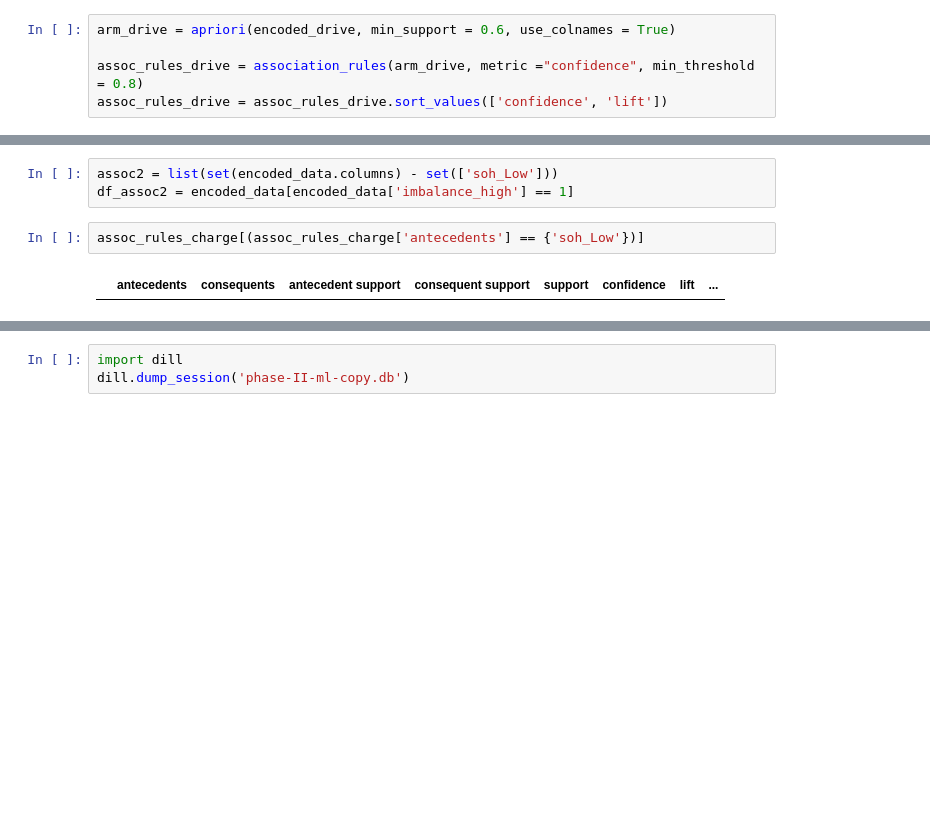
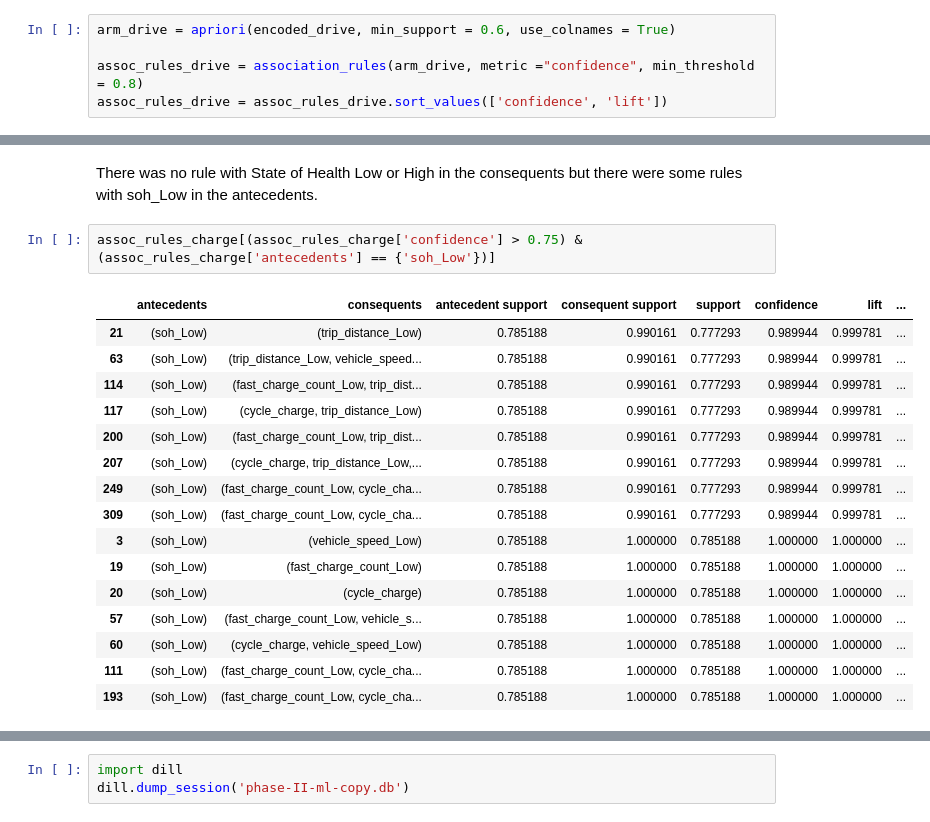
Before and after one commit to musman2012/ml-data_science, a Jupyter notebook: SOH_Prediction/Phase_II_ML_Final.ipynb, the cells around one changed output, grey strips where cells are left out. Saved outputs shown, nothing was run; the diff lists cells and outputs as text; blank space fills up the shorter version.

```diff
--- a/SOH_Prediction/Phase_II_ML_Final.ipynb
+++ b/SOH_Prediction/Phase_II_ML_Final.ipynb
@@ -261,8 +243,22 @@ assoc_rules[ (assoc_rules['antecedent_len'] >= 3) &
-# %%
-assoc2 = list(set(encoded_data.columns) - set(['soh_Low']))
-df_assoc2 = encoded_data[encoded_data['imbalance_high'] == 1]
+# %% [markdown]
+There was no rule with State of Health Low or High in the consequents but there were some rules with soh_Low in the antecedents.
 # %%
-assoc_rules_charge[(assoc_rules_charge['antecedents'] == {'soh_Low'})]
+assoc_rules_charge[(assoc_rules_charge['confidence'] > 0.75) & (assoc_rules_charge['antecedents'] == {'soh_Low'})]
 # %% [output]
 |  | antecedents | consequents | antecedent support | consequent support | support | confidence | lift | ... |
+| 21 | (soh_Low) | (trip_distance_Low) | 0.785188 | 0.990161 | 0.777293 | 0.989944 | 0.999781 | ... |
+| 63 | (soh_Low) | (trip_distance_Low, vehicle_speed... | 0.785188 | 0.990161 | 0.777293 | 0.989944 | 0.999781 | ... |
+| 114 | (soh_Low) | (fast_charge_count_Low, trip_dist... | 0.785188 | 0.990161 | 0.777293 | 0.989944 | 0.999781 | ... |
+| 117 | (soh_Low) | (cycle_charge, trip_distance_Low) | 0.785188 | 0.990161 | 0.777293 | 0.989944 | 0.999781 | ... |
+| 200 | (soh_Low) | (fast_charge_count_Low, trip_dist... | 0.785188 | 0.990161 | 0.777293 | 0.989944 | 0.999781 | ... |
+| 207 | (soh_Low) | (cycle_charge, trip_distance_Low,... | 0.785188 | 0.990161 | 0.777293 | 0.989944 | 0.999781 | ... |
+| 249 | (soh_Low) | (fast_charge_count_Low, cycle_cha... | 0.785188 | 0.990161 | 0.777293 | 0.989944 | 0.999781 | ... |
+| 309 | (soh_Low) | (fast_charge_count_Low, cycle_cha... | 0.785188 | 0.990161 | 0.777293 | 0.989944 | 0.999781 | ... |
+| 3 | (soh_Low) | (vehicle_speed_Low) | 0.785188 | 1.000000 | 0.785188 | 1.000000 | 1.000000 | ... |
+| 19 | (soh_Low) | (fast_charge_count_Low) | 0.785188 | 1.000000 | 0.785188 | 1.000000 | 1.000000 | ... |
+| 20 | (soh_Low) | (cycle_charge) | 0.785188 | 1.000000 | 0.785188 | 1.000000 | 1.000000 | ... |
+| 57 | (soh_Low) | (fast_charge_count_Low, vehicle_s... | 0.785188 | 1.000000 | 0.785188 | 1.000000 | 1.000000 | ... |
+| 60 | (soh_Low) | (cycle_charge, vehicle_speed_Low) | 0.785188 | 1.000000 | 0.785188 | 1.000000 | 1.000000 | ... |
+| 111 | (soh_Low) | (fast_charge_count_Low, cycle_cha... | 0.785188 | 1.000000 | 0.785188 | 1.000000 | 1.000000 | ... |
+| 193 | (soh_Low) | (fast_charge_count_Low, cycle_cha... | 0.785188 | 1.000000 | 0.785188 | 1.000000 | 1.000000 | ... |
 # %%
```
Also changed, not shown: parts of 22 cells of this notebook.
